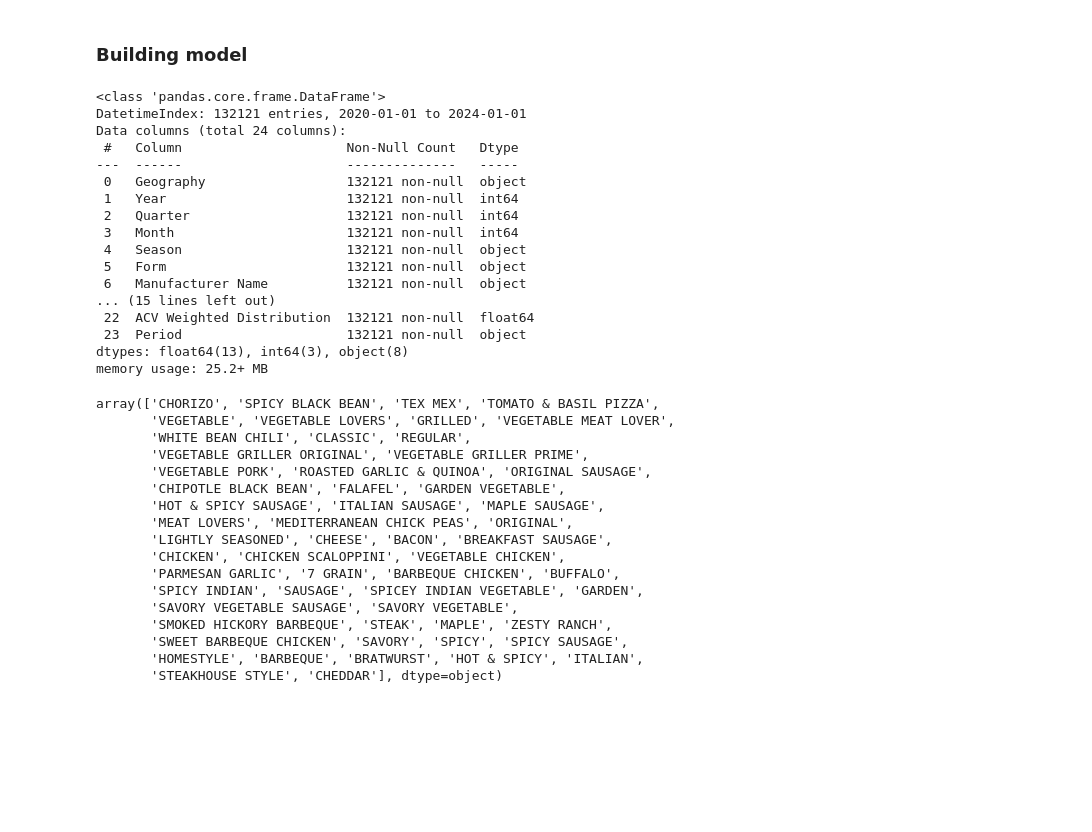
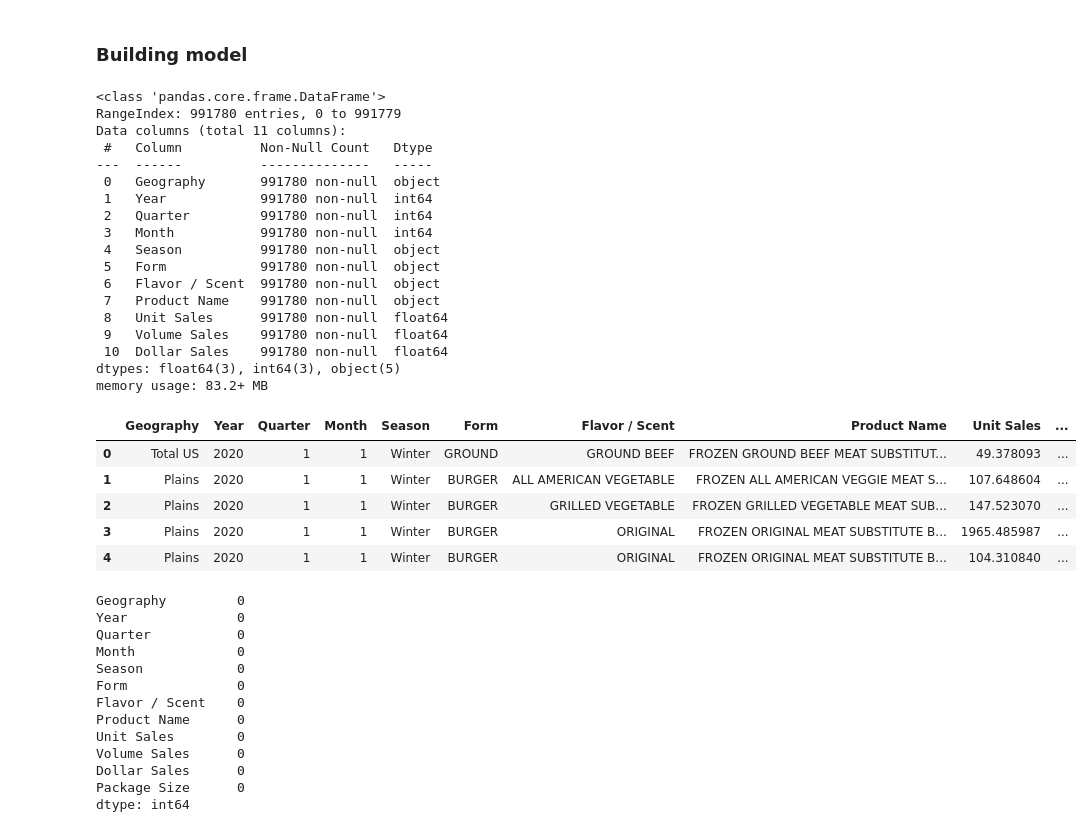
Before and after one commit to georgeftd9/Conagra_Project, a Jupyter notebook: test_merge.ipynb, the cells around one changed output. Drawn from its saved outputs; the diff is of its cells as text; code cells hidden in the pictures; blank space fills up the shorter version.

```diff
--- a/test_merge.ipynb
+++ b/test_merge.ipynb
@@ -695,42 +698,34 @@ Things than can conlude from above visualizations:
 # %% [markdown]
 ### Building model
 # %%
-filtered_df.info()
+model_dataset = full_fz_rfg_sub[['Geography', 'Year', 'Quarter', 'Month', 'Season', 'Form', 'Flavor / Scent', 'Product Name', 'Unit Sales', 'Volume Sales', 'Dollar Sales']].reset_index()
+model_dataset = model_dataset[['Geography', 'Year', 'Quarter', 'Month', 'Season', 'Form', 'Flavor / Scent', 'Product Name', 'Unit Sales', 'Volume Sales', 'Dollar Sales']]
+model_dataset.info()
 # %% [output]
 <class 'pandas.core.frame.DataFrame'>
-DatetimeIndex: 132121 entries, 2020-01-01 to 2024-01-01
-Data columns (total 24 columns):
- #   Column                     Non-Null Count   Dtype
----  ------                     --------------   -----
- 0   Geography                  132121 non-null  object
- 1   Year                       132121 non-null  int64
- 2   Quarter                    132121 non-null  int64
- 3   Month                      132121 non-null  int64
- 4   Season                     132121 non-null  object
- 5   Form                       132121 non-null  object
- 6   Manufacturer Name          132121 non-null  object
-... (15 lines left out)
- 22  ACV Weighted Distribution  132121 non-null  float64
- 23  Period                     132121 non-null  object
-dtypes: float64(13), int64(3), object(8)
-memory usage: 25.2+ MB
+RangeIndex: 991780 entries, 0 to 991779
+Data columns (total 11 columns):
+ #   Column          Non-Null Count   Dtype
+---  ------          --------------   -----
+ 0   Geography       991780 non-null  object
+ 1   Year            991780 non-null  int64
+ 2   Quarter         991780 non-null  int64
+ 3   Month           991780 non-null  int64
+ 4   Season          991780 non-null  object
+ 5   Form            991780 non-null  object
+ 6   Flavor / Scent  991780 non-null  object
+ 7   Product Name    991780 non-null  object
+ 8   Unit Sales      991780 non-null  float64
+ 9   Volume Sales    991780 non-null  float64
+ 10  Dollar Sales    991780 non-null  float64
+dtypes: float64(3), int64(3), object(5)
+memory usage: 83.2+ MB
 # %%
-filtered_df['Flavor / Scent'].unique()
+model_dataset.head()
 # %% [output]
-array(['CHORIZO', 'SPICY BLACK BEAN', 'TEX MEX', 'TOMATO & BASIL PIZZA',
-       'VEGETABLE', 'VEGETABLE LOVERS', 'GRILLED', 'VEGETABLE MEAT LOVER',
-       'WHITE BEAN CHILI', 'CLASSIC', 'REGULAR',
-       'VEGETABLE GRILLER ORIGINAL', 'VEGETABLE GRILLER PRIME',
-       'VEGETABLE PORK', 'ROASTED GARLIC & QUINOA', 'ORIGINAL SAUSAGE',
-       'CHIPOTLE BLACK BEAN', 'FALAFEL', 'GARDEN VEGETABLE',
-       'HOT & SPICY SAUSAGE', 'ITALIAN SAUSAGE', 'MAPLE SAUSAGE',
-       'MEAT LOVERS', 'MEDITERRANEAN CHICK PEAS', 'ORIGINAL',
-       'LIGHTLY SEASONED', 'CHEESE', 'BACON', 'BREAKFAST SAUSAGE',
-       'CHICKEN', 'CHICKEN SCALOPPINI', 'VEGETABLE CHICKEN',
-       'PARMESAN GARLIC', '7 GRAIN', 'BARBEQUE CHICKEN', 'BUFFALO',
-       'SPICY INDIAN', 'SAUSAGE', 'SPICEY INDIAN VEGETABLE', 'GARDEN',
-       'SAVORY VEGETABLE SAUSAGE', 'SAVORY VEGETABLE',
-       'SMOKED HICKORY BARBEQUE', 'STEAK', 'MAPLE', 'ZESTY RANCH',
-       'SWEET BARBEQUE CHICKEN', 'SAVORY', 'SPICY', 'SPICY SAUSAGE',
-       'HOMESTYLE', 'BARBEQUE', 'BRATWURST', 'HOT & SPICY', 'ITALIAN',
-       'STEAKHOUSE STYLE', 'CHEDDAR'], dtype=object)
+|  | Geography | Year | Quarter | Month | Season | Form | Flavor / Scent | Product Name | Unit Sales | ... |
+| 0 | Total US | 2020 | 1 | 1 | Winter | GROUND | GROUND BEEF | FROZEN GROUND BEEF MEAT SUBSTITUT... | 49.378093 | ... |
+| 1 | Plains | 2020 | 1 | 1 | Winter | BURGER | ALL AMERICAN VEGETABLE | FROZEN ALL AMERICAN VEGGIE MEAT S... | 107.648604 | ... |
+| 2 | Plains | 2020 | 1 | 1 | Winter | BURGER | GRILLED VEGETABLE | FROZEN GRILLED VEGETABLE MEAT SUB... | 147.523070 | ... |
+| 3 | Plains | 2020 | 1 | 1 | Winter | BURGER | ORIGINAL | FROZEN ORIGINAL MEAT SUBSTITUTE B... | 1965.485987 | ... |
+| 4 | Plains | 2020 | 1 | 1 | Winter | BURGER | ORIGINAL | FROZEN ORIGINAL MEAT SUBSTITUTE B... | 104.310840 | ... |
@@ -736,0 +737,16 @@ array(['CHORIZO', 'SPICY BLACK BEAN', 'TEX MEX', 'TOMATO & BASIL PIZZA',
+# %%
+model_dataset.isna().sum()
+# %% [output]
+Geography         0
+Year              0
+Quarter           0
+Month             0
+Season            0
+Form              0
+Flavor / Scent    0
+Product Name      0
+Unit Sales        0
+Volume Sales      0
+Dollar Sales      0
+Package Size      0
+dtype: int64
```
Also changed, not shown: parts of 7 cells of this notebook.
